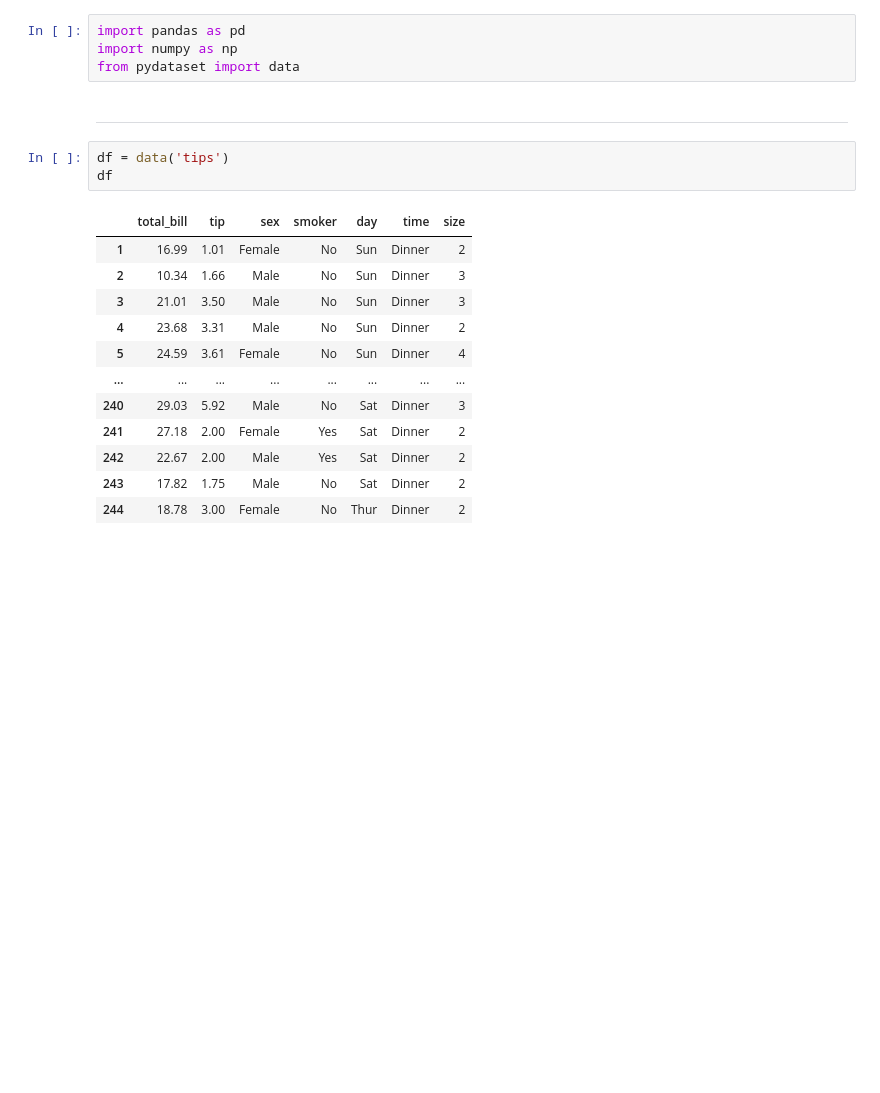
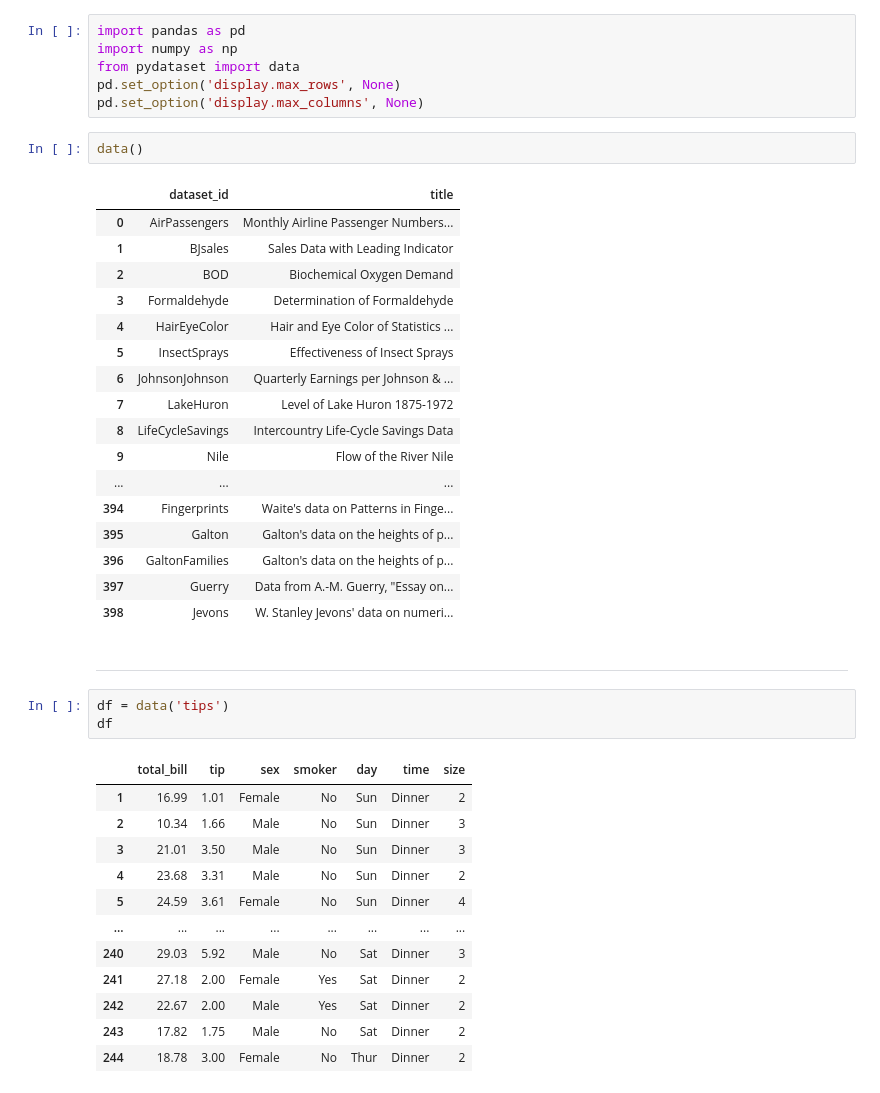
Before and after one commit to NSharick/python-practice, a Jupyter notebook: practice_datasets_tableau.ipynb, the cells around one changed output. Cells and saved outputs as stored; diff of their text form; blank space fills up the shorter version.

```diff
--- a/practice_datasets_tableau.ipynb
+++ b/practice_datasets_tableau.ipynb
@@ -2,6 +2,28 @@
 import pandas as pd
 import numpy as np
 from pydataset import data
+pd.set_option('display.max_rows', None)
+pd.set_option('display.max_columns', None)
+# %%
+data()
+# %% [output]
+|  | dataset_id | title |
+| 0 | AirPassengers | Monthly Airline Passenger Numbers... |
+| 1 | BJsales | Sales Data with Leading Indicator |
+| 2 | BOD | Biochemical Oxygen Demand |
+| 3 | Formaldehyde | Determination of Formaldehyde |
+| 4 | HairEyeColor | Hair and Eye Color of Statistics ... |
+| 5 | InsectSprays | Effectiveness of Insect Sprays |
+| 6 | JohnsonJohnson | Quarterly Earnings per Johnson & ... |
+| 7 | LakeHuron | Level of Lake Huron 1875-1972 |
+| 8 | LifeCycleSavings | Intercountry Life-Cycle Savings Data |
+| 9 | Nile | Flow of the River Nile |
+| ... | ... | ... |
+| 394 | Fingerprints | Waite's data on Patterns in Finge... |
+| 395 | Galton | Galton's data on the heights of p... |
+| 396 | GaltonFamilies | Galton's data on the heights of p... |
+| 397 | Guerry | Data from A.-M. Guerry, "Essay on... |
+| 398 | Jevons | W. Stanley Jevons' data on numeri... |
 # %% [markdown]
 ---
 # %%
```
Also changed, not shown: parts of 1 cell of this notebook.
